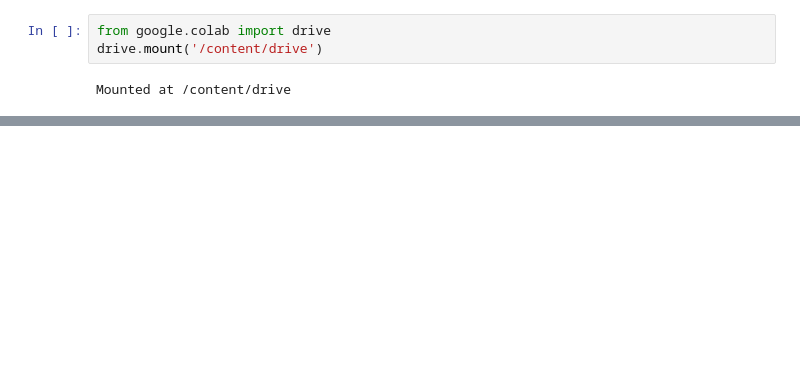
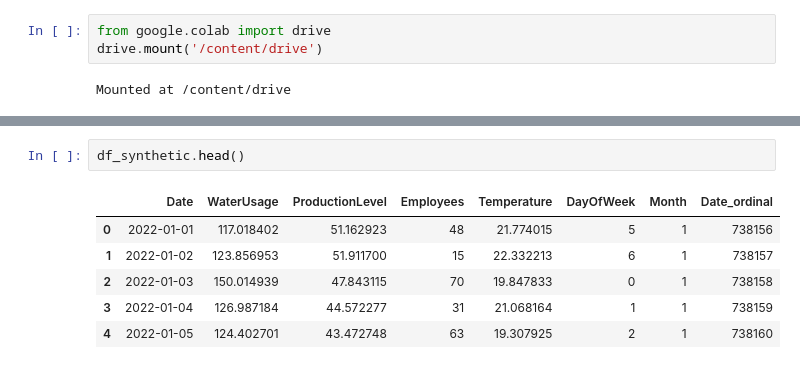
Before and after one commit to AliceKat/esg_presentation, a Jupyter notebook: d_esg_master_2208.ipynb, the cells around one changed output, grey strips where cells are left out. Cells and saved outputs as stored; diff of their text form; blank space fills up the shorter version.

```diff
--- a/d_esg_master_2208.ipynb
+++ b/d_esg_master_2208.ipynb
@@ -6 +21,10 @@ Mounted at /content/drive
+# %%
+df_synthetic.head()
+# %% [output]
+|  | Date | WaterUsage | ProductionLevel | Employees | Temperature | DayOfWeek | Month | Date_ordinal |
+| 0 | 2022-01-01 | 117.018402 | 51.162923 | 48 | 21.774015 | 5 | 1 | 738156 |
+| 1 | 2022-01-02 | 123.856953 | 51.911700 | 15 | 22.332213 | 6 | 1 | 738157 |
+| 2 | 2022-01-03 | 150.014939 | 47.843115 | 70 | 19.847833 | 0 | 1 | 738158 |
+| 3 | 2022-01-04 | 126.987184 | 44.572277 | 31 | 21.068164 | 1 | 1 | 738159 |
+| 4 | 2022-01-05 | 124.402701 | 43.472748 | 63 | 19.307925 | 2 | 1 | 738160 |
 # %%
```
Also changed, not shown: parts of 7 cells of this notebook, 1 other file.
